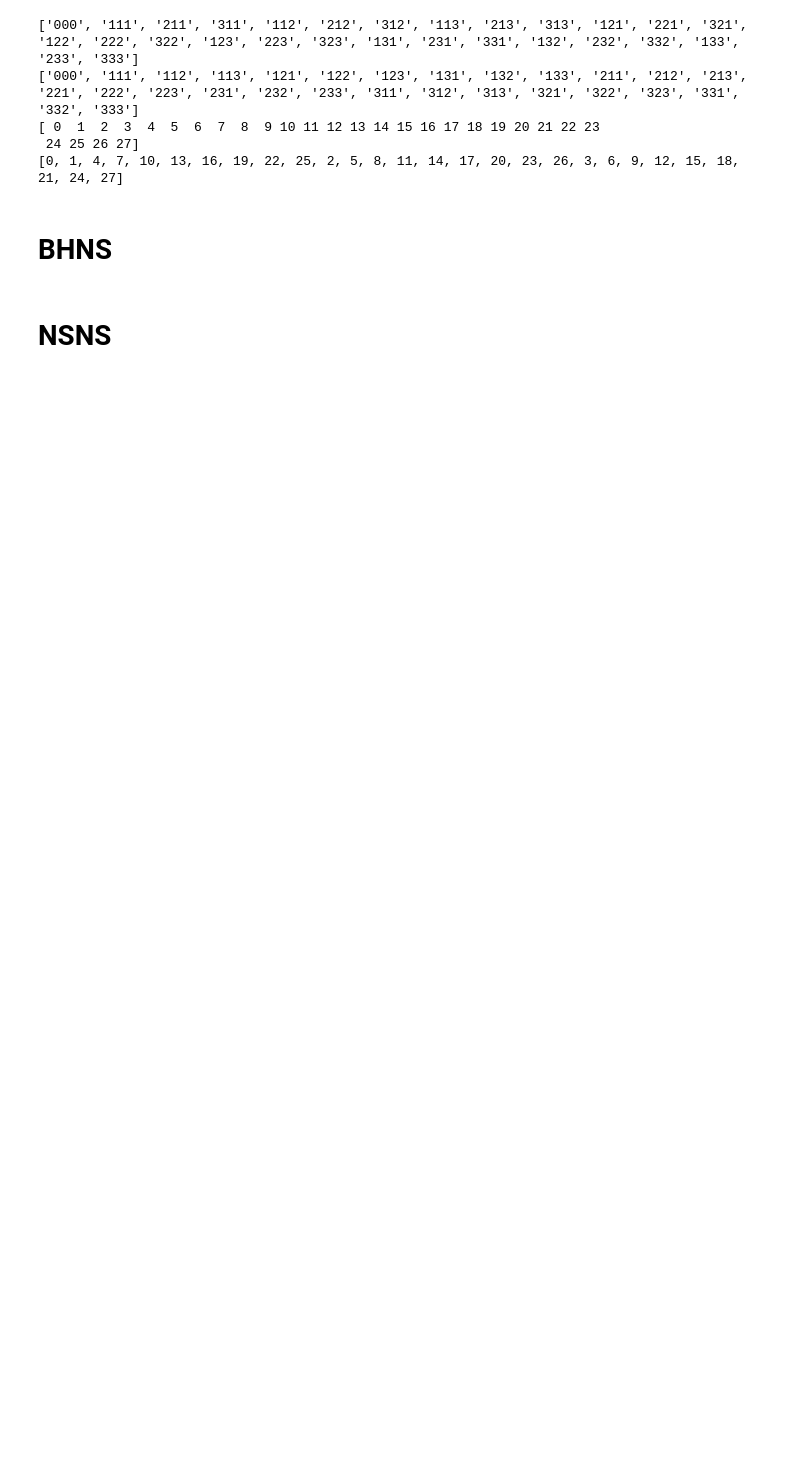
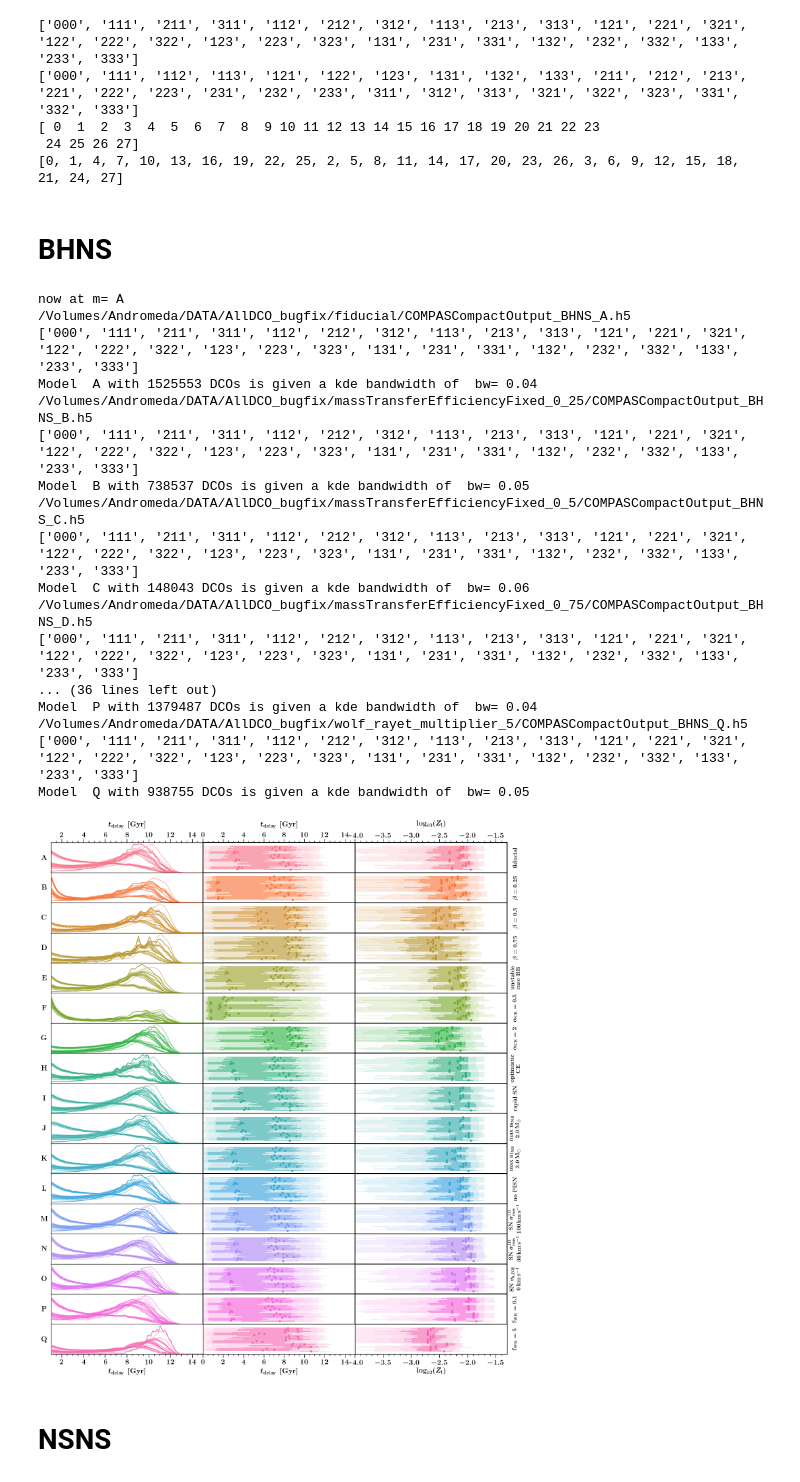
Before and after one commit to FloorBroekgaarden/Double-Compact-Object-Mergers, a Jupyter notebook: plottingCode/Fig_7_and_8/make_Fig_7_and_Fig_8.ipynb, the cells around one changed output. Cells and saved outputs as stored; diff of their text form; code cells hidden in the pictures; blank space fills up the shorter version.

```diff
--- a/plottingCode/Fig_7_and_8/make_Fig_7_and_Fig_8.ipynb
+++ b/plottingCode/Fig_7_and_8/make_Fig_7_and_Fig_8.ipynb
@@ -544,7 +544,7 @@ xparam, axe_ind, xlabelname ='tdelay', 0,  r' $t_{\rm{delay}}$ $ \, [{\rm{Gyr}}]
 # plot percentiles:
 plot_kdes(axe=ax, axe_ind=axe_ind, xparam=xparam, BPSmodelNames=BPSnameslist, MSSFRmodelNames=MSSFRnameslist, DCOtype=DCOtype, xvarrange=[1, 15], \
                               whichWeight=whichWeight, path_dir=path_dir)
-xlim=[1.0,14.99]
+xlim=[1,14.99]
 make_up_axis(axe=ax, axe_ind=axe_ind, BPSmodelNames=BPSnameslist, xlim=xlim, ylim=None , nameX=xlabelname, nameY=None, logY=False, logX=False)
 layoutAxesNoYlabel(ax=ax[nModels-1,axe_ind], nameX=xlabelname, nameY=None, labelpad=20, fontsize=fs_t)
 # top label
@@ -574,33 +574,52 @@ layoutAxesNoYlabel(ax=ax2x, nameX=xlabelname, nameY=None, second=True, labelpad=
 
 
 ##############################################################
 ## THIRD COLUMN WITH MASS 1 ###
 xparam, axe_ind, xlabelname ='log10metallicitySystems', 2, r' $\log_{10}(Z_{\rm{i}})$ $ \, $'
 xlim, ylim = [np.log10(0.0001),  np.log10(0.0499)], [-0.5, 0.5]
 plot_percentiles(ax, axe_ind, xparam, BPSnameslist, MSSFRnameslist, DCOtype,  whichWeight, path_dir, pathQuantiles)
 make_up_axis(axe=ax, axe_ind=axe_ind, BPSmodelNames=BPSnameslist, xlim=xlim, ylim=ylim, nameX=xlabelname, nameY=None, logY=False, logX=False)
 layoutAxesNoYlabel(ax=ax[nModels-1,axe_ind], nameX=xlabelname, nameY=None, labelpad=20, fontsize=fs_t)
 ax2x = ax[0,axe_ind].twiny()  # top label
 make_up_axis_single_ax(ax2x, 'A', BPSnameslist, xlim, ylim, nameY=None, logY=False, logX=False)  # top label
 layoutAxesNoYlabel(ax=ax2x, nameX=xlabelname, nameY=None, second=True, labelpad=20, fontsize=fs_t)  # top label
 
 
 # add y labels on the right.
 for ind_bps, bps_name in enumerate(BPSnameslist):
     nameY = alphabetPhysicalNameDictWithEnter[bps_name]
     ax2y = ax[ind_bps,axe_ind].twinx()
 
     make_up_axis_single_ax(ax2y, 'A', BPSnameslist, xlim, ylim, nameY=None, logY=False, logX=False)
     layoutAxesNoXlabel(ax=ax2y, nameX=None, nameY=nameY, labelpad=25, rotation=90, fontsize=17)
 
 
 
 ##  SAVE FIG  ###
 plt.tight_layout()
 plt.subplots_adjust(wspace=0.0, hspace=0)
 plt.savefig('./KDEplot_time_metallicity_' + whichWeight +'_'  + DCOtype+ '.png', transparent=False)
 plt.show()
 plt.close()
+# %% [output]
+now at m= A
+/Volumes/Andromeda/DATA/AllDCO_bugfix/fiducial/COMPASCompactOutput_BHNS_A.h5
+['000', '111', '211', '311', '112', '212', '312', '113', '213', '313', '121', '221', '321', '122', '222', '322', '123', '223', '323', '131', '231', '331', '132', '232', '332', '133', '233', '333']
+Model  A with 1525553 DCOs is given a kde bandwidth of  bw= 0.04
+/Volumes/Andromeda/DATA/AllDCO_bugfix/massTransferEfficiencyFixed_0_25/COMPASCompactOutput_BHNS_B.h5
+['000', '111', '211', '311', '112', '212', '312', '113', '213', '313', '121', '221', '321', '122', '222', '322', '123', '223', '323', '131', '231', '331', '132', '232', '332', '133', '233', '333']
+Model  B with 738537 DCOs is given a kde bandwidth of  bw= 0.05
+/Volumes/Andromeda/DATA/AllDCO_bugfix/massTransferEfficiencyFixed_0_5/COMPASCompactOutput_BHNS_C.h5
+['000', '111', '211', '311', '112', '212', '312', '113', '213', '313', '121', '221', '321', '122', '222', '322', '123', '223', '323', '131', '231', '331', '132', '232', '332', '133', '233', '333']
+Model  C with 148043 DCOs is given a kde bandwidth of  bw= 0.06
+/Volumes/Andromeda/DATA/AllDCO_bugfix/massTransferEfficiencyFixed_0_75/COMPASCompactOutput_BHNS_D.h5
+['000', '111', '211', '311', '112', '212', '312', '113', '213', '313', '121', '221', '321', '122', '222', '322', '123', '223', '323', '131', '231', '331', '132', '232', '332', '133', '233', '333']
+... (36 lines left out)
+Model  P with 1379487 DCOs is given a kde bandwidth of  bw= 0.04
+/Volumes/Andromeda/DATA/AllDCO_bugfix/wolf_rayet_multiplier_5/COMPASCompactOutput_BHNS_Q.h5
+['000', '111', '211', '311', '112', '212', '312', '113', '213', '313', '121', '221', '321', '122', '222', '322', '123', '223', '323', '131', '231', '331', '132', '232', '332', '133', '233', '333']
+Model  Q with 938755 DCOs is given a kde bandwidth of  bw= 0.05
+[figure, added]
 # %% [markdown]
 # NSNS
 # %%
```
Also changed, not shown: parts of 2 cells of this notebook, 4 other files.
